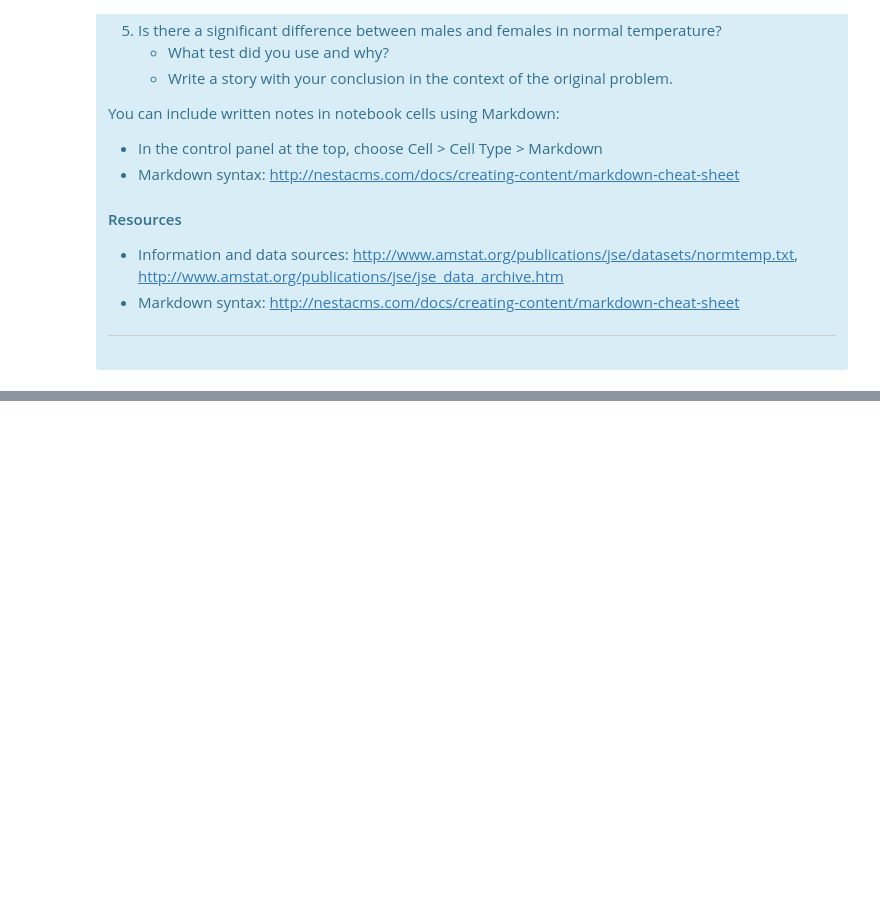
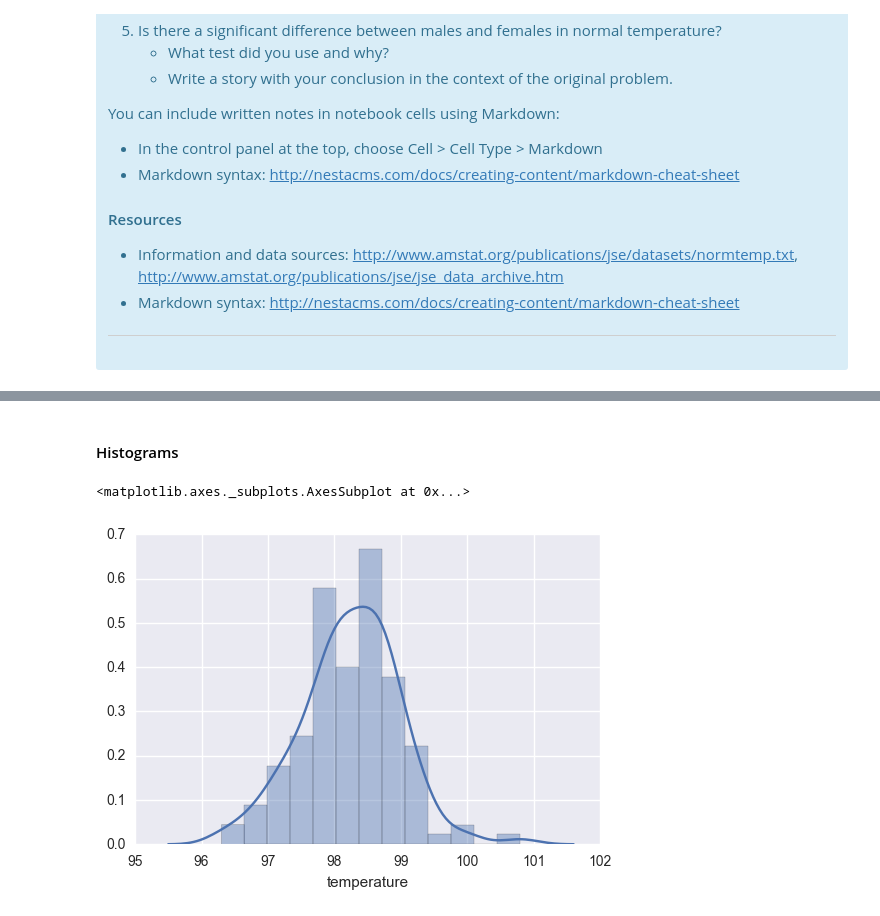
Before and after one commit to leahob/dsi_exercises, a Jupyter notebook: human_temp/sliderule_dsi_inferential_statistics_exercise_1.ipynb, the cells around one changed output, grey strips where cells are left out. Saved outputs shown, nothing was run; the diff lists cells and outputs as text; code cells hidden in the pictures; blank space fills up the shorter version.

```diff
--- a/human_temp/sliderule_dsi_inferential_statistics_exercise_1.ipynb
+++ b/human_temp/sliderule_dsi_inferential_statistics_exercise_1.ipynb
@@ -56,0 +97,7 @@ df = pd.read_csv('data/human_body_temperature.csv')
+# %% [markdown]
+#### Histograms
+# %%
+sns.distplot(df.temperature)
+# %% [output]
+<matplotlib.axes._subplots.AxesSubplot at 0x...>
+[figure, added]
```
Also changed, not shown: parts of 27 cells of this notebook.
